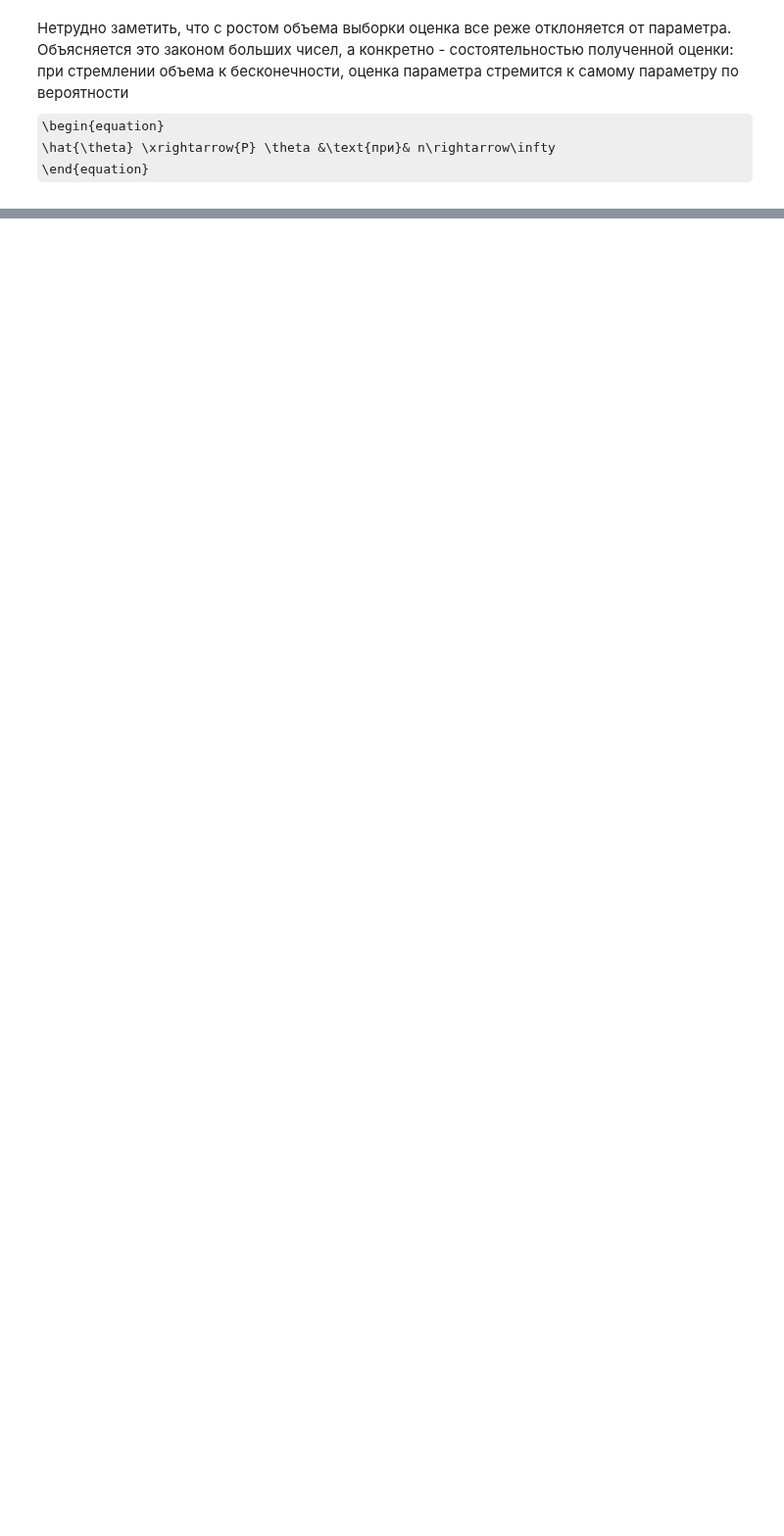
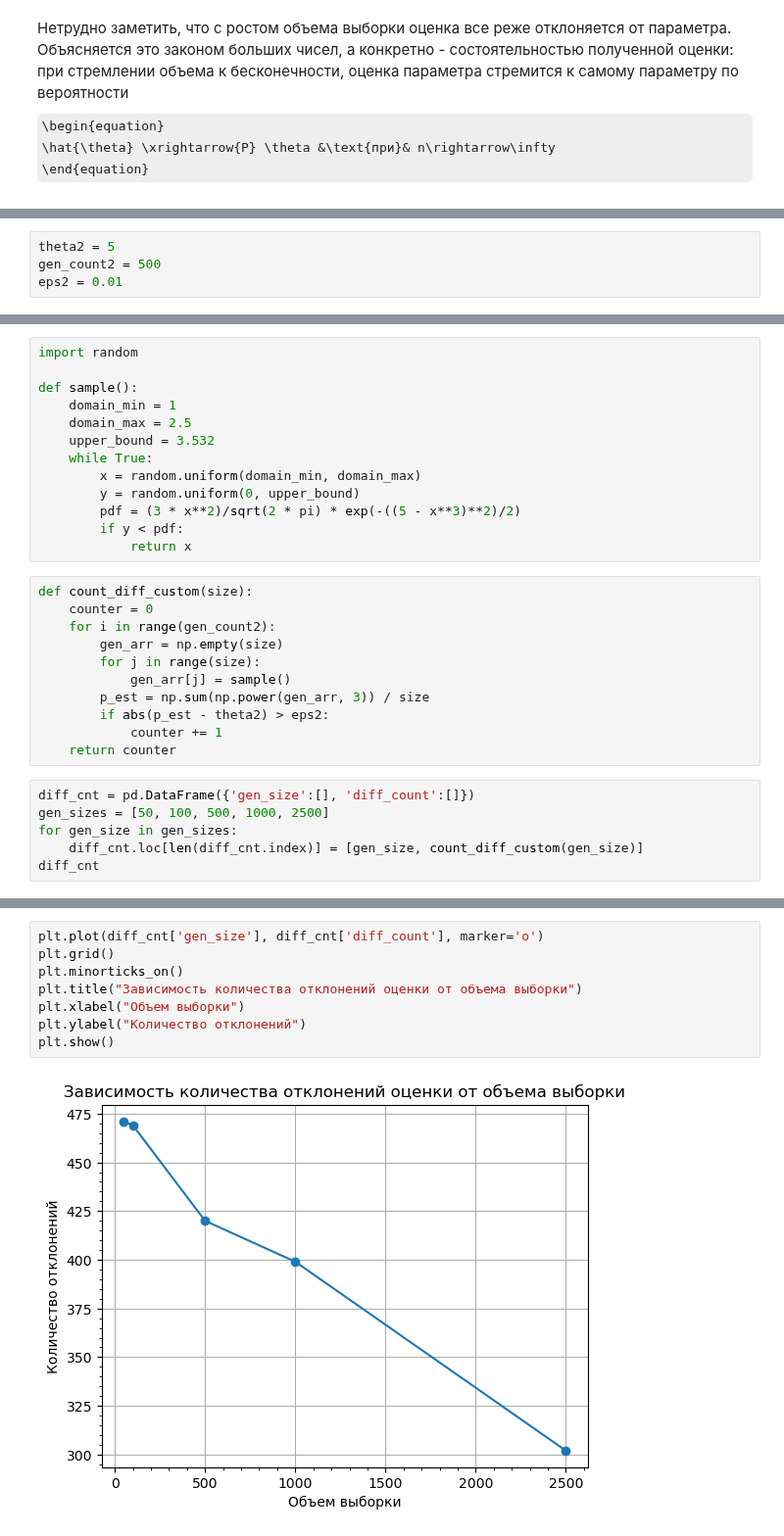
Before and after one commit to alexmoroz002/Math-Stat, a Jupyter notebook: Lab-2.ipynb, the cells around one changed output, grey strips where cells are left out. Shown at 98% size. Drawn from its saved outputs; the diff is of its cells as text; some formulas as TeX source; blank space fills up the shorter version.

```diff
--- a/Lab-2.ipynb
+++ b/Lab-2.ipynb
@@ -158,0 +174,4 @@ plt.show()
+# %%
+theta2 = 5
+gen_count2 = 500
+eps2 = 0.01
@@ -158,0 +192,30 @@ plt.show()
+# %%
+import random
+
+def sample():
+    domain_min = 1
+    domain_max = 2.5
+    upper_bound = 3.532
+    while True:
+        x = random.uniform(domain_min, domain_max)
+        y = random.uniform(0, upper_bound)
+        pdf = (3 * x**2)/sqrt(2 * pi) * exp(-((5 - x**3)**2)/2)
+        if y < pdf:
+            return x
+# %%
+def count_diff_custom(size):
+    counter = 0
+    for i in range(gen_count2):
+        gen_arr = np.empty(size)
+        for j in range(size):
+            gen_arr[j] = sample()
+        p_est = np.sum(np.power(gen_arr, 3)) / size
+        if abs(p_est - theta2) > eps2:
+            counter += 1
+    return counter
+# %%
+diff_cnt = pd.DataFrame({'gen_size':[], 'diff_count':[]})
+gen_sizes = [50, 100, 500, 1000, 2500]
+for gen_size in gen_sizes:
+    diff_cnt.loc[len(diff_cnt.index)] = [gen_size, count_diff_custom(gen_size)]
+diff_cnt
@@ -158,0 +229,10 @@ plt.show()
+# %%
+plt.plot(diff_cnt['gen_size'], diff_cnt['diff_count'], marker='o')
+plt.grid()
+plt.minorticks_on()
+plt.title("Зависимость количества отклонений оценки от объема выборки")
+plt.xlabel("Объем выборки")
+plt.ylabel("Количество отклонений")
+plt.show()
+# %% [output]
+[figure, added]
```
Also changed, not shown: parts of 9 cells of this notebook.
